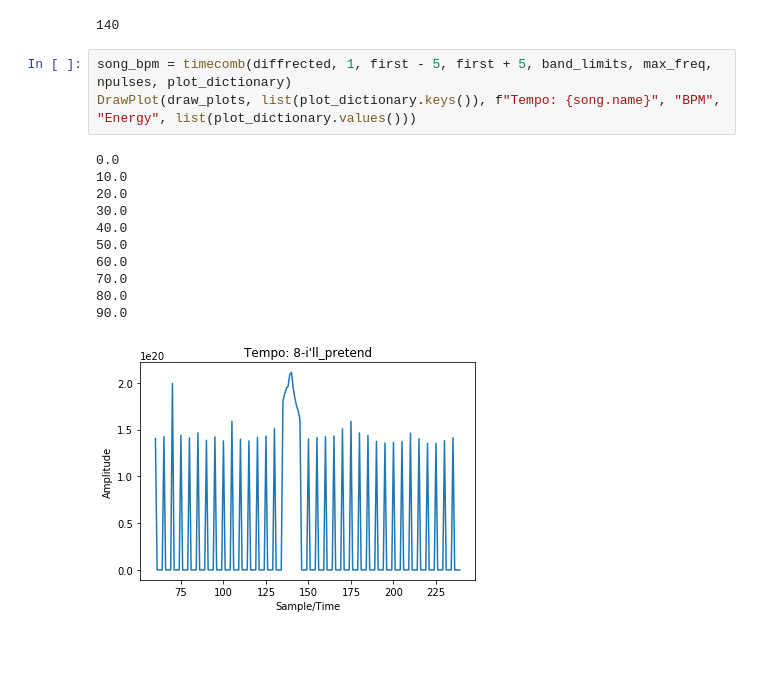
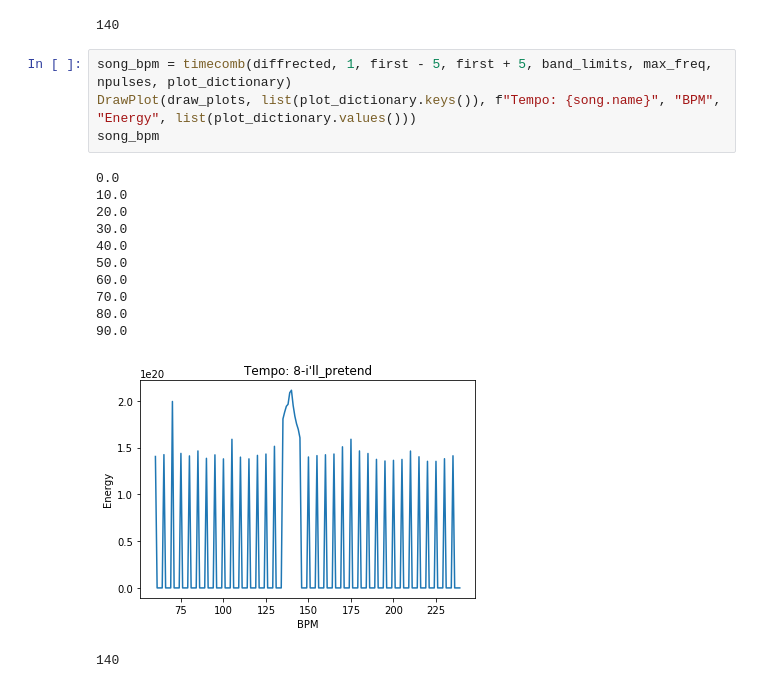
Before and after one commit to marqustd/BeatAndMetreDetector, a Jupyter notebook: src/TempoMetreDetector.ipynb, the cells around one changed output. Drawn from its saved outputs; the diff is of its cells as text; blank space fills up the shorter version.

```diff
--- a/src/TempoMetreDetector.ipynb
+++ b/src/TempoMetreDetector.ipynb
@@ -279,15 +279,17 @@ first
 # %%
 song_bpm = timecomb(diffrected, 1, first - 5, first + 5, band_limits, max_freq, npulses, plot_dictionary)
 DrawPlot(draw_plots, list(plot_dictionary.keys()), f"Tempo: {song.name}", "BPM", "Energy", list(plot_dictionary.values()))
+song_bpm
 # %% [output]
 0.0
 10.0
 20.0
 30.0
 40.0
 50.0
 60.0
 70.0
 80.0
 90.0
-[figure, old version]
+[figure, new version]
+140
```
